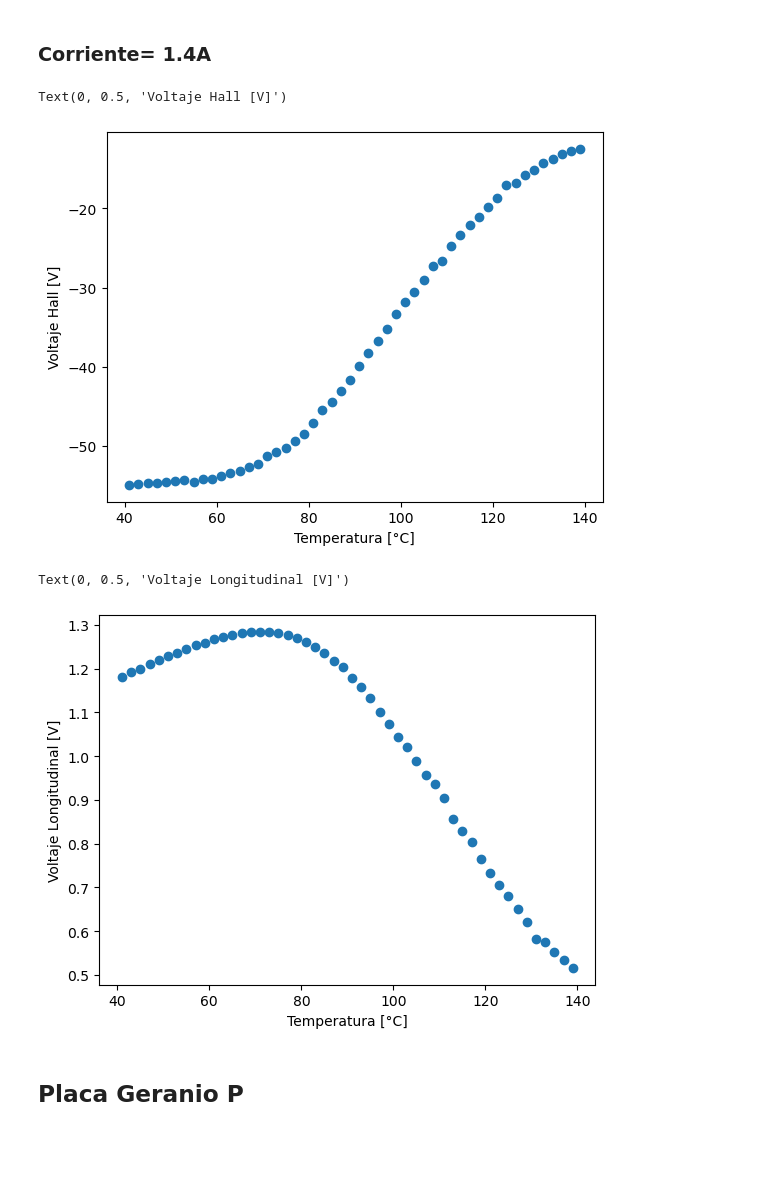
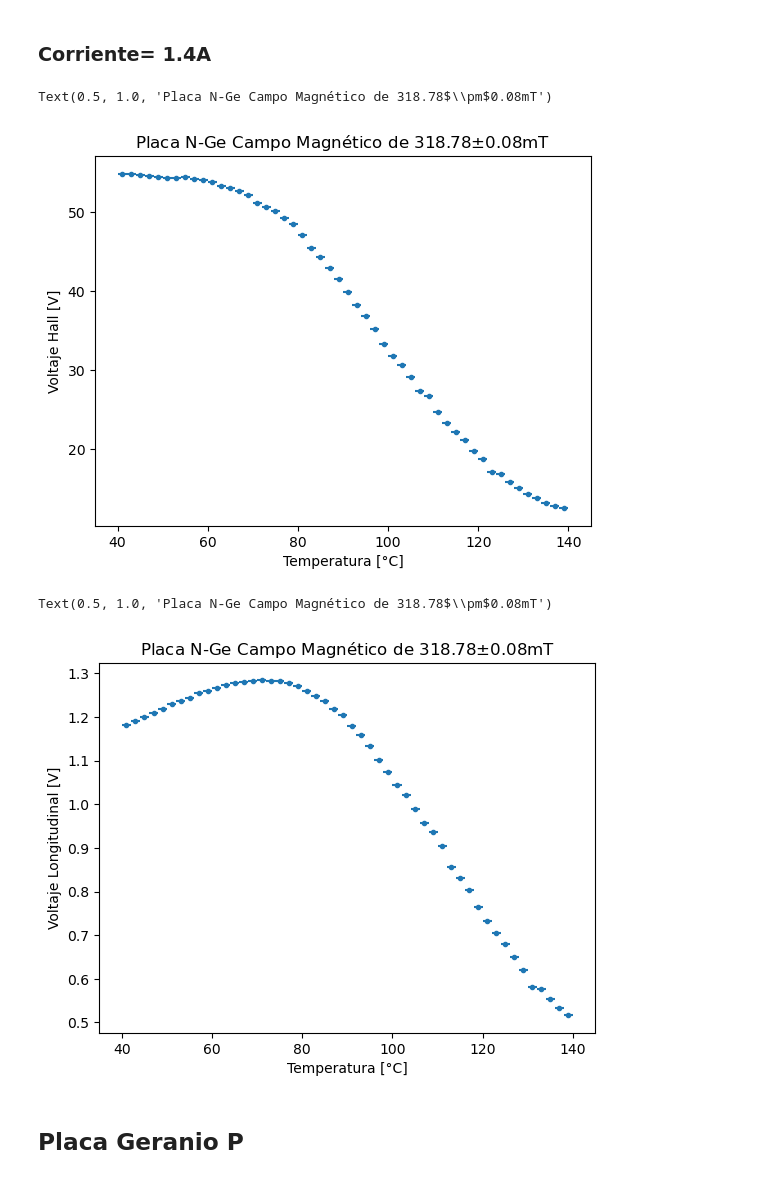
Before and after one commit to lsperezm/Intermedio, a Jupyter notebook: 4. Efecto Hall/Code/Gráficas Temperatura.ipynb, the cells around one changed output. Drawn from its saved outputs; the diff is of its cells as text; code cells hidden in the pictures; blank space fills up the shorter version.

```diff
--- a/4. Efecto Hall/Code/Gráficas Temperatura.ipynb
+++ b/4. Efecto Hall/Code/Gráficas Temperatura.ipynb
@@ -33,6 +33,9 @@ data_n
 ### Corriente=0A
 # %%
 temp_0=np.array(data_n['T [°C]'])
-VH_0=np.array(data_n['V_H '])
-VL_0=np.array(data_n['V_L'])
+VH_0=np.array(data_n['V_H [mV]'])*(-1)
+VL_0=np.array(data_n['V_L [V]'])
+VHerr_0=np.array(data_n['VH err'])
+VLerr_0=np.array(data_n['VL err'])
+terr=np.ones(len(temp_0))
 # %%
@@ -54,24 +59,28 @@ Text(0, 0.5, 'Voltaje Longitudinal [V]')
 ### Corriente= 1.4A
 # %%
 temp_1=np.array(data_n['T [°C].1'])
-VH_1=np.array(data_n['V_H .1'])
-VL_1=np.array(data_n['V_L.1'])
+VH_1=np.array(data_n['V_H [mV].1'])*(-1)
+VL_1=np.array(data_n['V_L [V].1'])
+VHerr_1=np.array(data_n['VH err.1'])
+VLerr_1=np.array(data_n['VL err.1'])
 # %%
-plt.scatter(temp_1,VH_1)
+plt.errorbar(temp_1,VH_1,VHerr_1,terr,fmt='.')
 
 plt.xlabel('Temperatura [°C]')
 plt.ylabel('Voltaje Hall [V]')
+plt.title('Placa N-Ge Campo Magnético de 318.78$\pm$0.08mT')
 # %% [output]
-Text(0, 0.5, 'Voltaje Hall [V]')
+Text(0.5, 1.0, 'Placa N-Ge Campo Magnético de 318.78$\\pm$0.08mT')
-[figure, old version]
+[figure, new version]
 # %%
-plt.scatter(temp_1,VL_1)
+plt.errorbar(temp_1,VL_1,VLerr_1,terr,fmt='.')
 
 plt.xlabel('Temperatura [°C]')
 plt.ylabel('Voltaje Longitudinal [V]')
+plt.title('Placa N-Ge Campo Magnético de 318.78$\pm$0.08mT')
 # %% [output]
-Text(0, 0.5, 'Voltaje Longitudinal [V]')
+Text(0.5, 1.0, 'Placa N-Ge Campo Magnético de 318.78$\\pm$0.08mT')
-[figure, old version]
+[figure, new version]
 # %% [markdown]
 ## Placa Geranio P
 # %%
```
Also changed, not shown: parts of 16 cells of this notebook, 10 other files.
